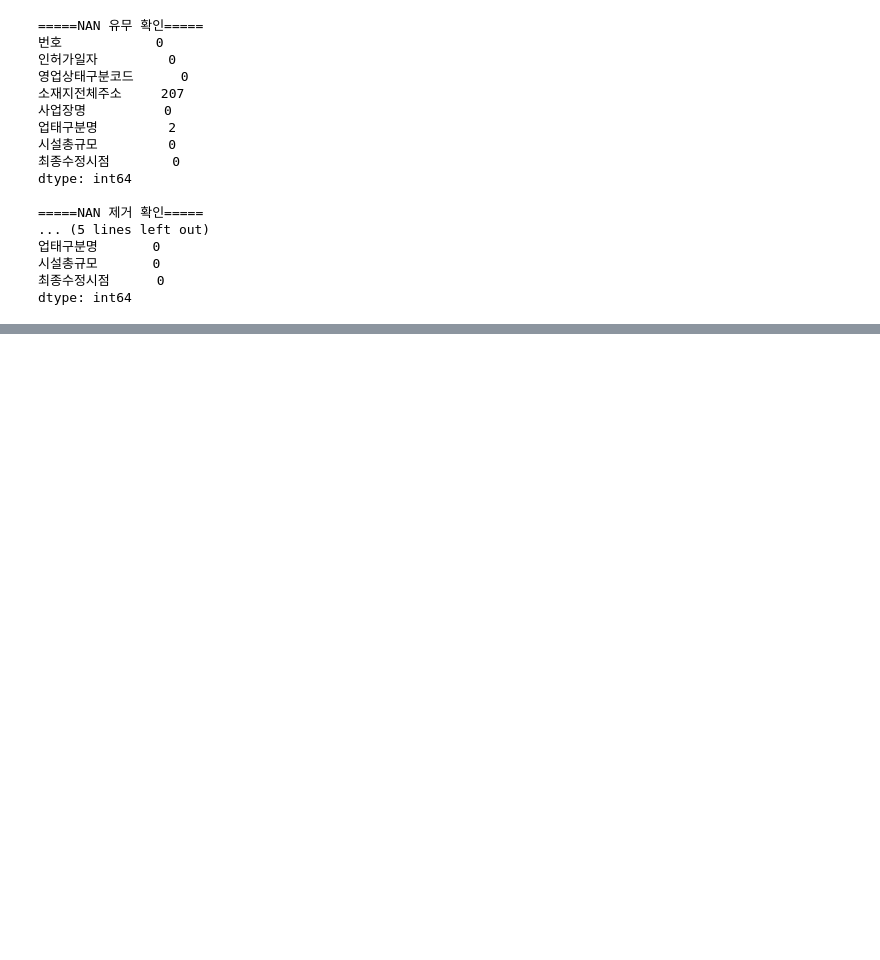
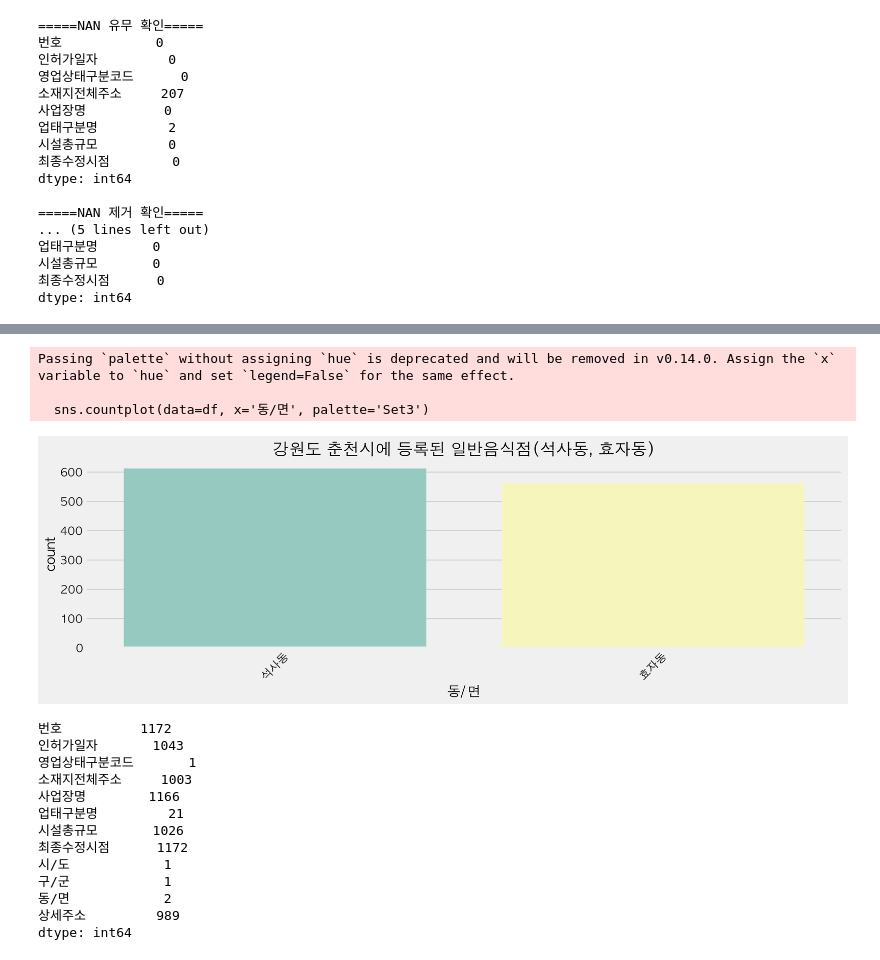
Before and after one commit to ChunCheonChuCheon/AI, a Jupyter notebook: featureSelector/src/nanfileter.ipynb, the cells around one changed output, grey strips where cells are left out. Drawn from its saved outputs; the diff is of its cells as text; code cells hidden in the pictures; blank space fills up the shorter version.

```diff
--- a/featureSelector/src/nanfileter.ipynb
+++ b/featureSelector/src/nanfileter.ipynb
@@ -99,6 +116,6 @@ df
 # %%
 # 시/도 중 강원도만 선택
-df = df[df['구군'] == '춘천시']
+df = df[df['구/군'] == '춘천시']
 df = df.reset_index(drop=True)
 print('\n=====강원도 춘천시 데이터 확인=====')
 df
@@ -135,7 +193,27 @@ df
 # %%
 # 구군 별로 데이터를 시각화
 plt.figure(figsize=(15, 4))
-sns.countplot(data=df, x='동/면', palette='Set4')
+sns.countplot(data=df, x='동/면', palette='Set3')
 plt.xticks(rotation=45)
 plt.title('강원도 춘천시에 등록된 일반음식점(석사동, 효자동)')
 plt.show()
+
+print(df.nunique())
+# %% [output]
+Passing `palette` without assigning `hue` is deprecated and will be removed in v0.14.0. Assign the `x` variable to `hue` and set `legend=False` for the same effect.
+
+  sns.countplot(data=df, x='동/면', palette='Set3')
+[figure, added]
+번호          1172
+인허가일자       1043
+영업상태구분코드       1
+소재지전체주소     1003
+사업장명        1166
+업태구분명         21
+시설총규모       1026
+최종수정시점      1172
+시/도            1
+구/군            1
+동/면            2
+상세주소         989
+dtype: int64
```
Also changed, not shown: parts of 8 cells of this notebook.
